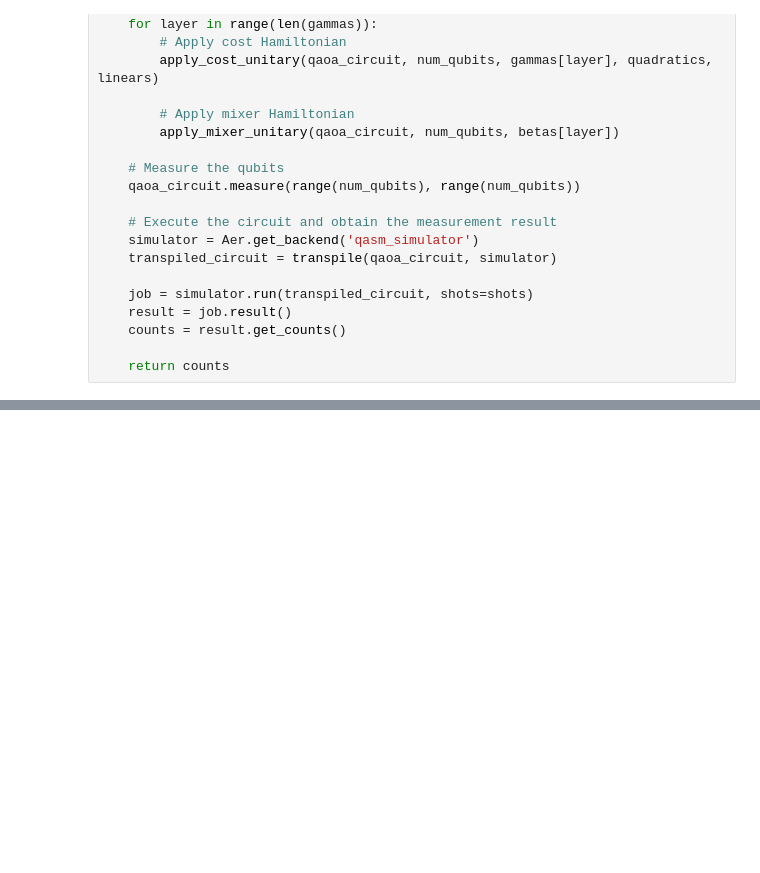
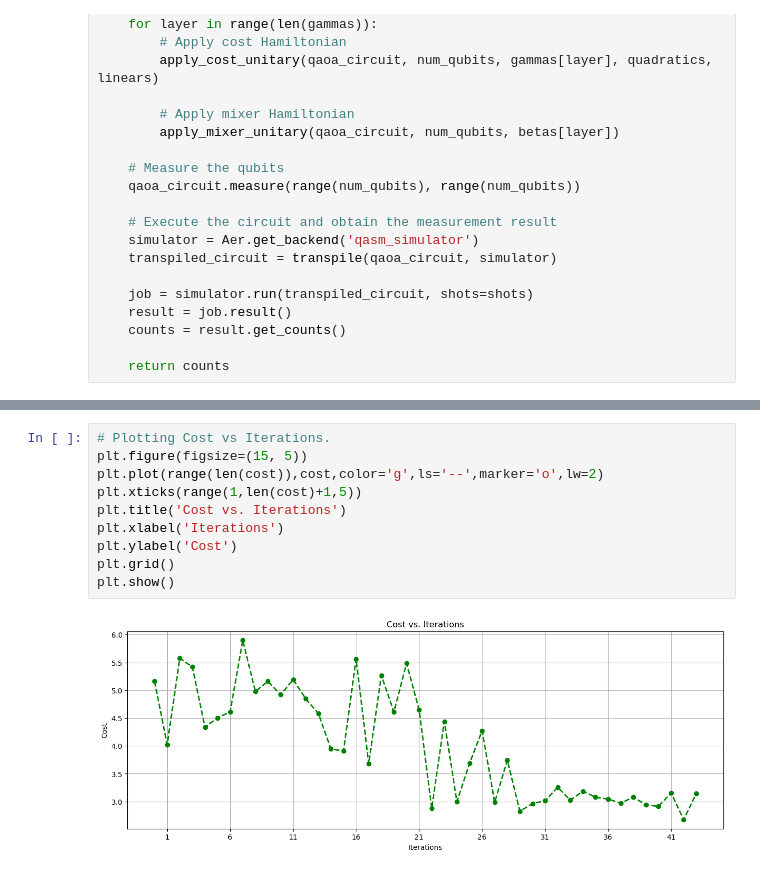
Before and after one commit to Katie1harrison/Argonne-internship, a Jupyter notebook: QAOA qiskit implementation(back up file).ipynb, the cells around one changed output, grey strips where cells are left out. Cells and saved outputs as stored; diff of their text form; blank space fills up the shorter version.

```diff
--- a/QAOA qiskit implementation(back up file).ipynb
+++ b/QAOA qiskit implementation(back up file).ipynb
@@ -327,0 +328,12 @@ Sum(S/A) = 5
+# %%
+# Plotting Cost vs Iterations.
+plt.figure(figsize=(15, 5))
+plt.plot(range(len(cost)),cost,color='g',ls='--',marker='o',lw=2)
+plt.xticks(range(1,len(cost)+1,5))
+plt.title('Cost vs. Iterations')
+plt.xlabel('Iterations')
+plt.ylabel('Cost')
+plt.grid()
+plt.show()
+# %% [output]
+[figure, added]
```
Also changed, not shown: parts of 1 cell of this notebook.
